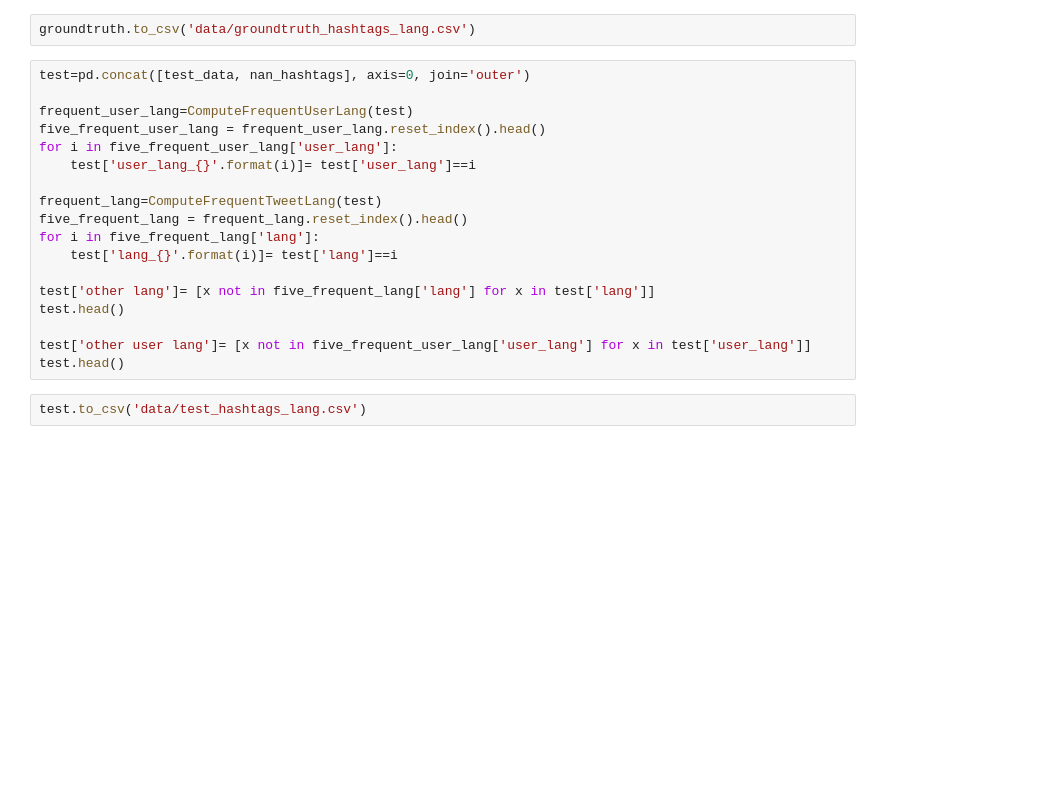
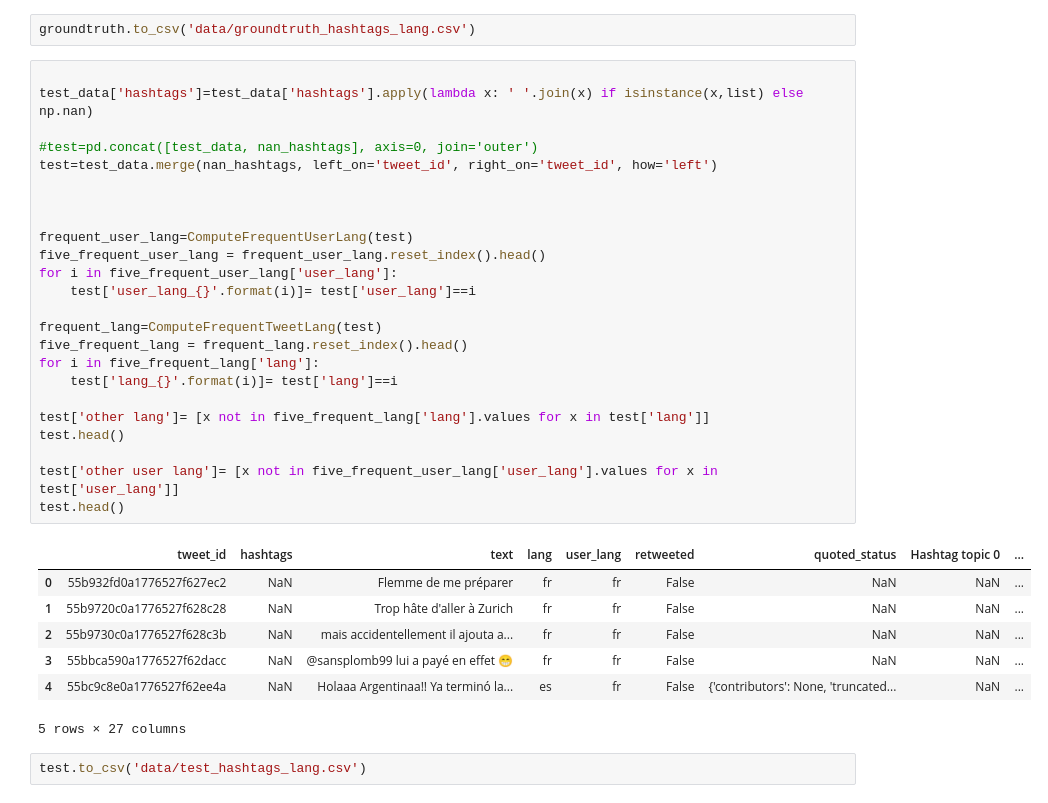
Before and after one commit to valstrl/CSM-project, a Jupyter notebook: CSM-project.ipynb, the cells around one changed output. Drawn from its saved outputs; the diff is of its cells as text; blank space fills up the shorter version.

```diff
--- a/CSM-project.ipynb
+++ b/CSM-project.ipynb
@@ -1169,23 +1329,37 @@ groundtruth.head()
 # %%
 groundtruth.to_csv('data/groundtruth_hashtags_lang.csv')
 # %%
-test=pd.concat([test_data, nan_hashtags], axis=0, join='outer')
+
+test_data['hashtags']=test_data['hashtags'].apply(lambda x: ' '.join(x) if isinstance(x,list) else np.nan)
+
+#test=pd.concat([test_data, nan_hashtags], axis=0, join='outer')
+test=test_data.merge(nan_hashtags, left_on='tweet_id', right_on='tweet_id', how='left')
+
+
 
 frequent_user_lang=ComputeFrequentUserLang(test)
 five_frequent_user_lang = frequent_user_lang.reset_index().head()
 for i in five_frequent_user_lang['user_lang']:
     test['user_lang_{}'.format(i)]= test['user_lang']==i
 
 frequent_lang=ComputeFrequentTweetLang(test)
 five_frequent_lang = frequent_lang.reset_index().head()
 for i in five_frequent_lang['lang']:
     test['lang_{}'.format(i)]= test['lang']==i
 
-test['other lang']= [x not in five_frequent_lang['lang'] for x in test['lang']]
+test['other lang']= [x not in five_frequent_lang['lang'].values for x in test['lang']]
 test.head()
 
-test['other user lang']= [x not in five_frequent_user_lang['user_lang'] for x in test['user_lang']]
+test['other user lang']= [x not in five_frequent_user_lang['user_lang'].values for x in test['user_lang']]
 test.head()
+# %% [output]
+|  | tweet_id | hashtags | text | lang | user_lang | retweeted | quoted_status | Hashtag topic 0 | ... |
+| 0 | 55b932fd0a1776527f627ec2 | NaN | Flemme de me préparer | fr | fr | False | NaN | NaN | ... |
+| 1 | 55b9720c0a1776527f628c28 | NaN | Trop hâte d'aller à Zurich | fr | fr | False | NaN | NaN | ... |
+| 2 | 55b9730c0a1776527f628c3b | NaN | mais accidentellement il ajouta a... | fr | fr | False | NaN | NaN | ... |
+| 3 | 55bbca590a1776527f62dacc | NaN | @sansplomb99 lui a payé en effet 😁 | fr | fr | False | NaN | NaN | ... |
+| 4 | 55bc9c8e0a1776527f62ee4a | NaN | Holaaa Argentinaa!! Ya terminó la... | es | fr | False | {'contributors': None, 'truncated... | NaN | ... |
+5 rows × 27 columns
 # %%
 test.to_csv('data/test_hashtags_lang.csv')
 # %% [markdown]
```
Also changed, not shown: parts of 17 cells of this notebook, 3 other files.
